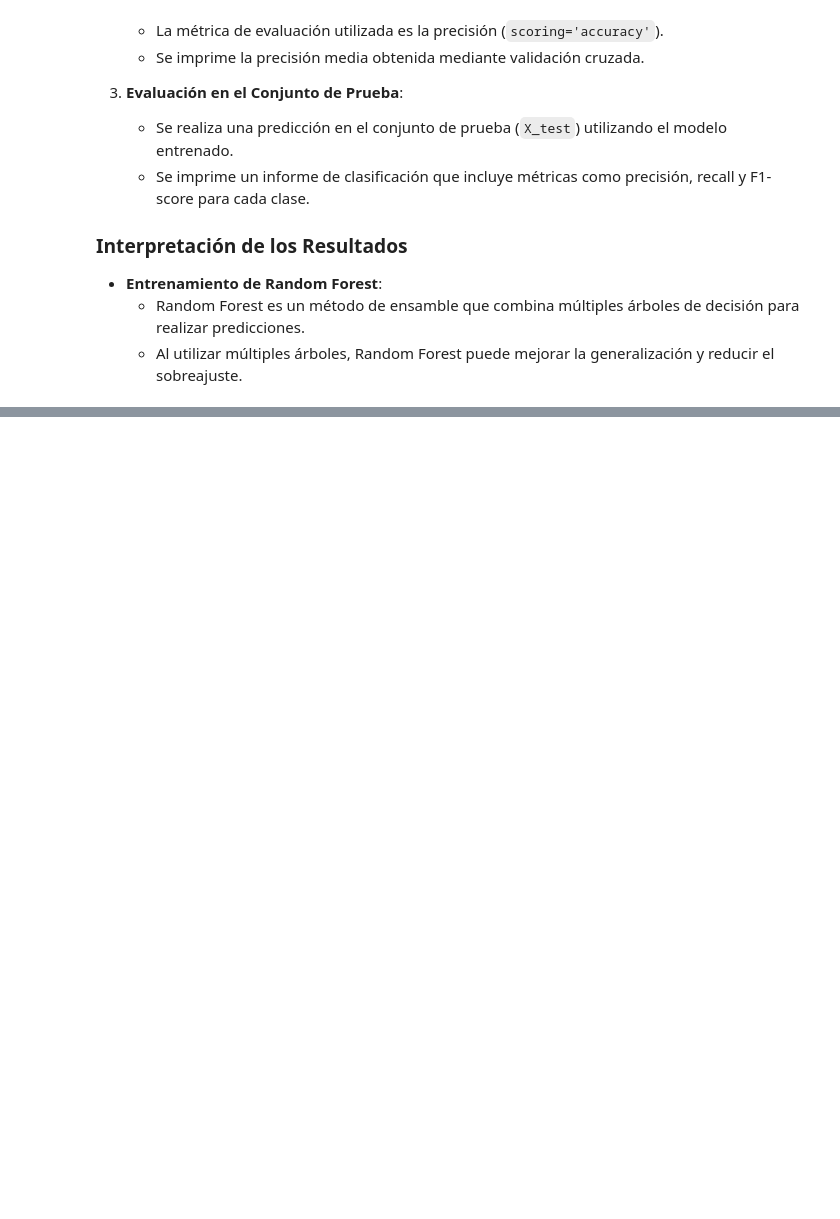
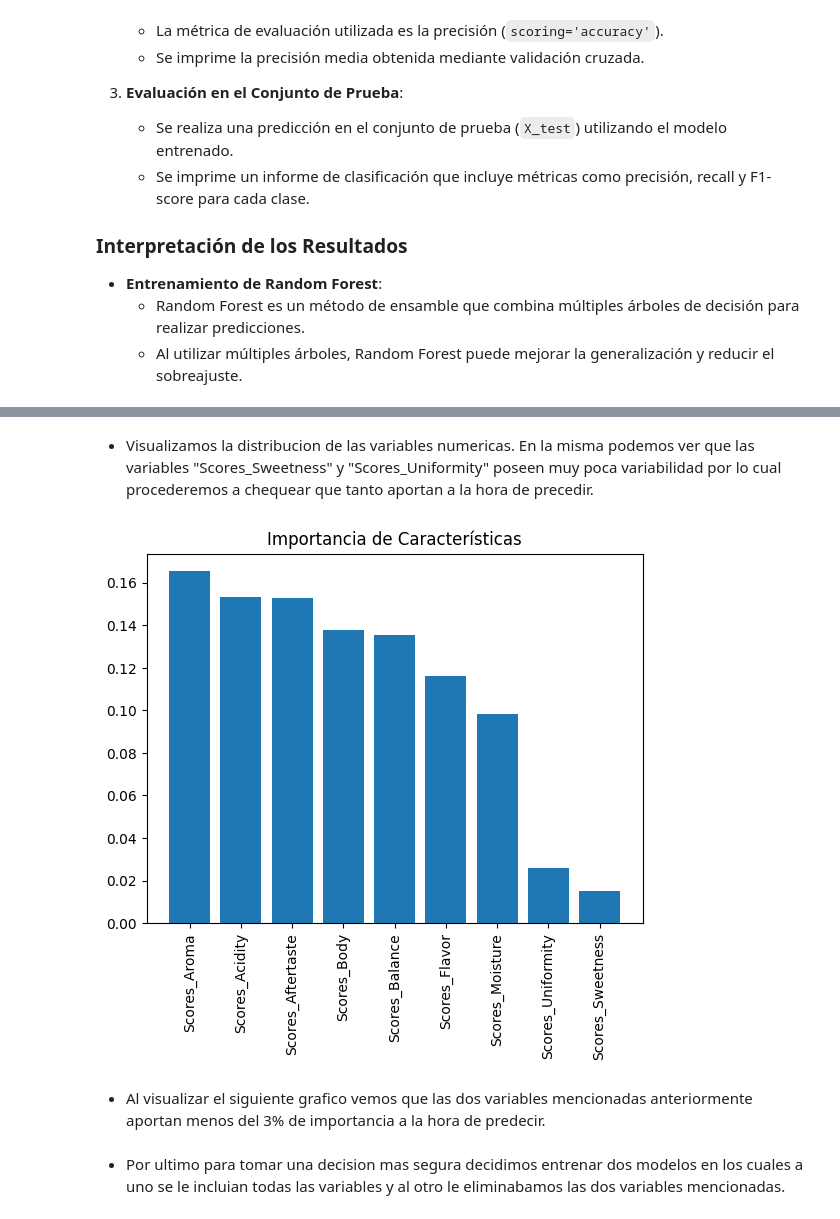
Before and after one commit to MateoGraviFiorino/Data-Mining-3, a Jupyter notebook: GraviFiorino-LoMenzo.ipynb, the cells around one changed output, grey strips where cells are left out. Saved outputs shown, nothing was run; the diff lists cells and outputs as text; code cells hidden in the pictures; blank space fills up the shorter version.

```diff
--- a/GraviFiorino-LoMenzo.ipynb
+++ b/GraviFiorino-LoMenzo.ipynb
@@ -641,7 +621,0 @@ X_train, X_test, y_train, y_test = train_test_split(X, y, test_size=0.3, random_
-# %%
-
-# Inicializar el clasificador AdaBoost con el algoritmo SAMME.R
-ada_clf = AdaBoostClassifier(n_estimators=100, algorithm='SAMME.R', random_state=42)
-
-# Entrenar el clasificador AdaBoost
-ada_clf.fit(X_train, y_train)
@@ -662,7 +621,0 @@ for i, weight in enumerate(sample_weights):
-# %%
-# SVM con kernel lineal
-svm_linear = SVC(kernel='linear', C=1.0)
-svm_linear.fit(X_train_boosted, y_train)
-y_pred_svm_linear = svm_linear.predict(X_test_boosted)
-print("Kernel lineal boosted:")
-print(classification_report(y_test, y_pred_svm_linear))
@@ -716,0 +628,22 @@ weighted avg       0.66      0.80      0.73       229
+# %% [markdown]
+* Visualizamos la distribucion de las variables numericas. En la misma podemos ver que las variables "Scores_Sweetness" y "Scores_Uniformity" poseen muy poca variabilidad por lo cual procederemos a chequear que tanto aportan a la hora de precedir.
+# %%
+rf = RandomForestClassifier(n_estimators=100)
+rf.fit(X_train, y_train)
+
+# Obtenemos la importancia de las características
+importances = rf.feature_importances_
+indices = np.argsort(importances)[::-1]
+
+# Visualizamos la importancia de las características
+plt.figure()
+plt.title('Importancia de Características')
+plt.bar(range(X_train.shape[1]), importances[indices])
+plt.xticks(range(X_train.shape[1]), X.columns[indices], rotation=90)
+plt.show()
+# %% [output]
+[figure, added]
+# %% [markdown]
+* Al visualizar el siguiente grafico vemos que las dos variables mencionadas anteriormente aportan menos del 3% de importancia a la hora de predecir.
+# %% [markdown]
+* Por ultimo para tomar una decision mas segura decidimos entrenar dos modelos en los cuales a uno se le incluian todas las variables y al otro le eliminabamos las dos variables mencionadas.
```
Also changed, not shown: parts of 24 cells of this notebook.
